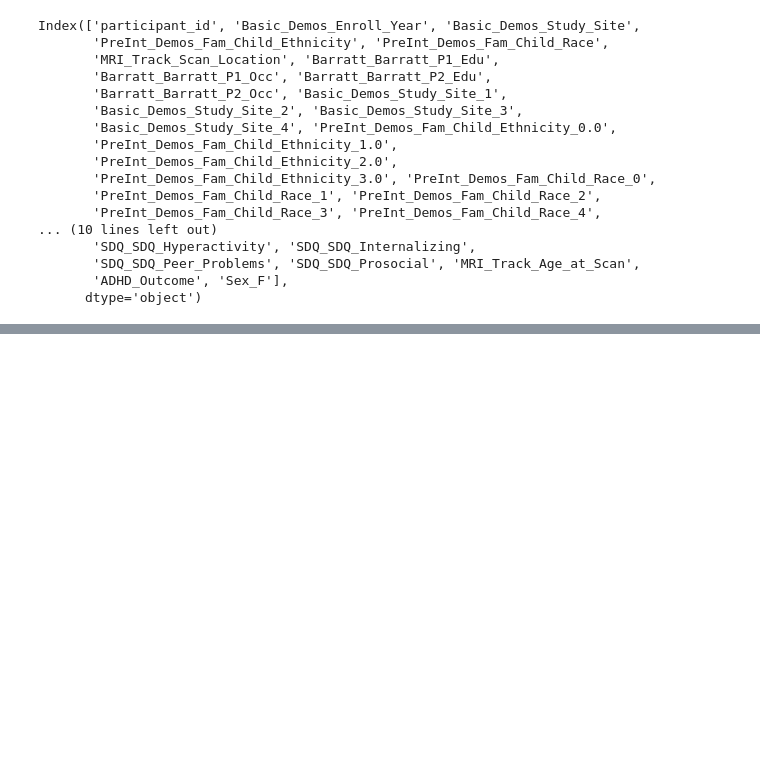
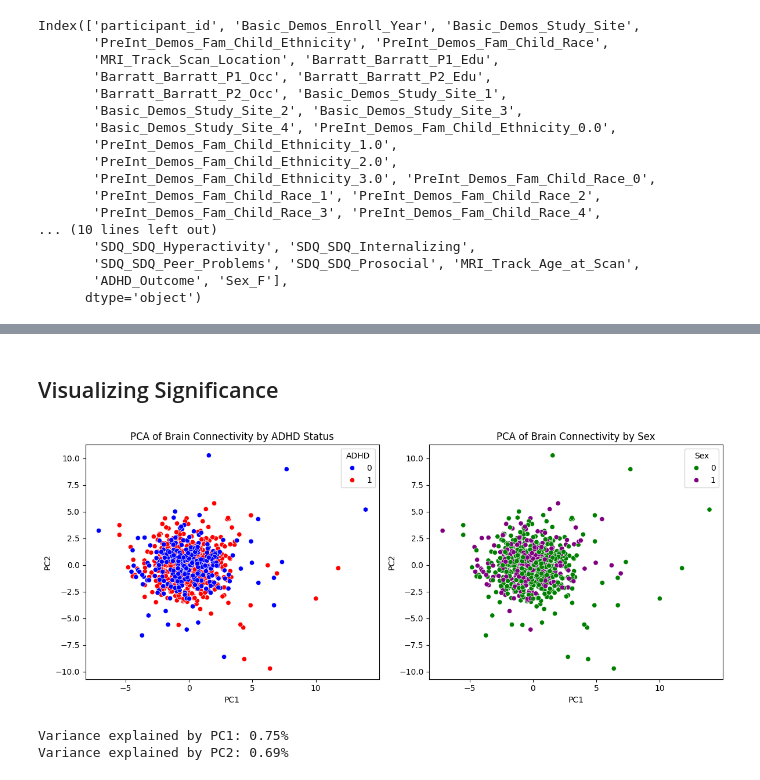
Before and after one commit to asmik12/bttai_wids_team4, a Jupyter notebook: data_preprocessing.ipynb, the cells around one changed output, grey strips where cells are left out. Cells and saved outputs as stored; diff of their text form; code cells hidden in the pictures; blank space fills up the shorter version.

```diff
--- a/data_preprocessing.ipynb
+++ b/data_preprocessing.ipynb
@@ -448,3 +501,50 @@ merged_df.shape
 # %%
 # Saving the merged data
 merged_df.to_csv('merged_data.csv', index=False)
+# %% [markdown]
+## Visualizing Significance
+# %%
+sample_size = min(500, len(connectome_matrices))
+np.random.seed(42)
+pca_sample = np.random.choice(connectome_matrices.columns, sample_size)
+
+X = merged_df[pca_sample].values
+scaler = StandardScaler()
+X_scaled = scaler.fit_transform(X)
+
+# Apply PCA
+pca = PCA(n_components=2)
+X_pca = pca.fit_transform(X_scaled)
+
+# Create a DataFrame with PCA results
+pca_df = pd.DataFrame({
+    'PC1': X_pca[:, 0],
+    'PC2': X_pca[:, 1],
+    'ADHD': merged_df['ADHD_Outcome'].values,
+    'Sex': merged_df['Sex_F'].values
+})
+# %%
+
+#Plot PCA results
+plt.figure(figsize=(12, 5))
+
+# By ADHD
+plt.subplot(1, 2, 1)
+sns.scatterplot(x='PC1', y='PC2', hue='ADHD', data=pca_df, palette=['blue', 'red'])
+plt.title('PCA of Brain Connectivity by ADHD Status')
+
+# By Sex
+plt.subplot(1, 2, 2)
+sns.scatterplot(x='PC1', y='PC2', hue='Sex', data=pca_df, palette=['green', 'purple'])
+plt.title('PCA of Brain Connectivity by Sex')
+
+plt.tight_layout()
+plt.show()
+
+# Print explained variance
+print(f"Variance explained by PC1: {pca.explained_variance_ratio_[0]*100:.2f}%")
+print(f"Variance explained by PC2: {pca.explained_variance_ratio_[1]*100:.2f}%")
+# %% [output]
+[figure, added]
+Variance explained by PC1: 0.75%
+Variance explained by PC2: 0.69%
```
Also changed, not shown: parts of 14 cells of this notebook, 5 other files.
